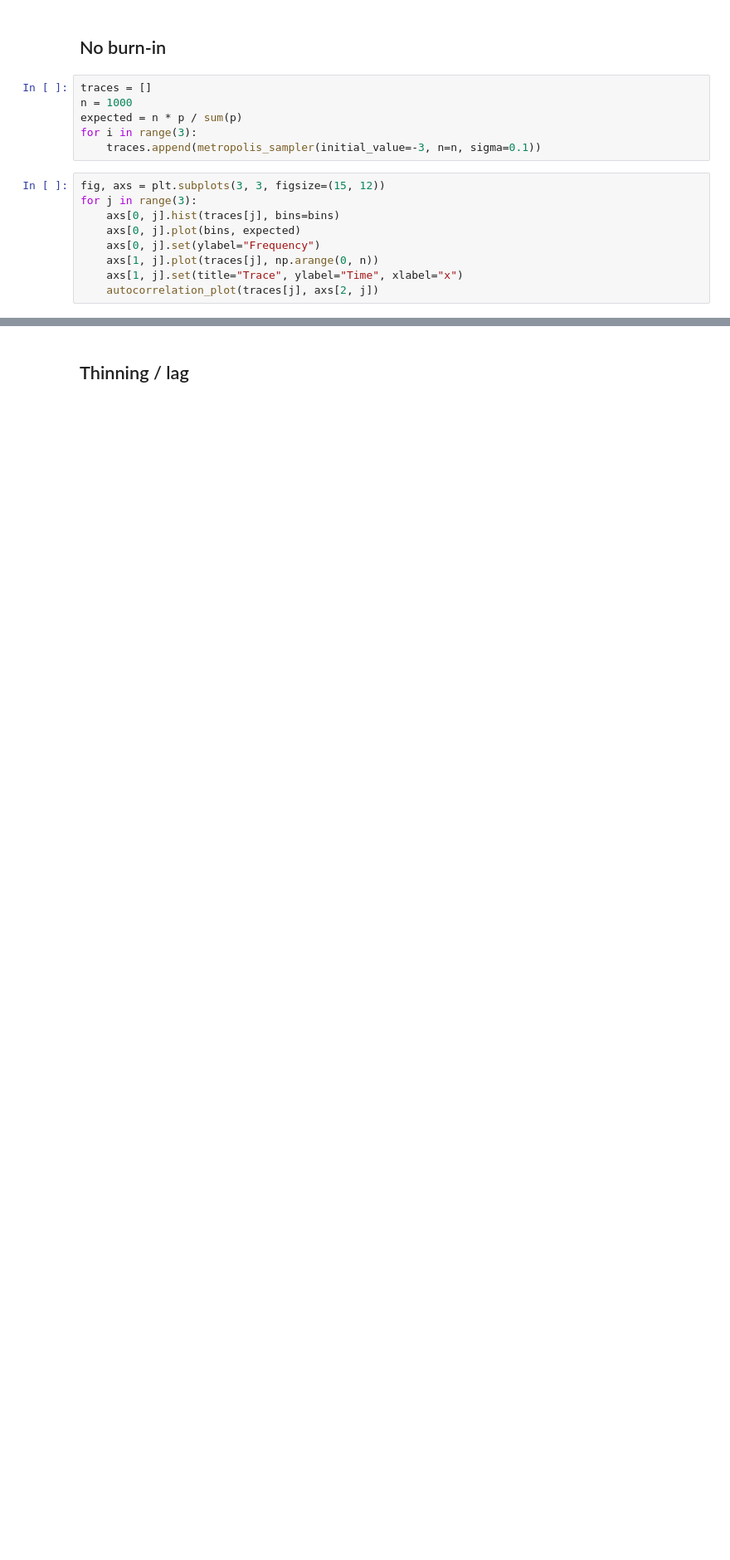
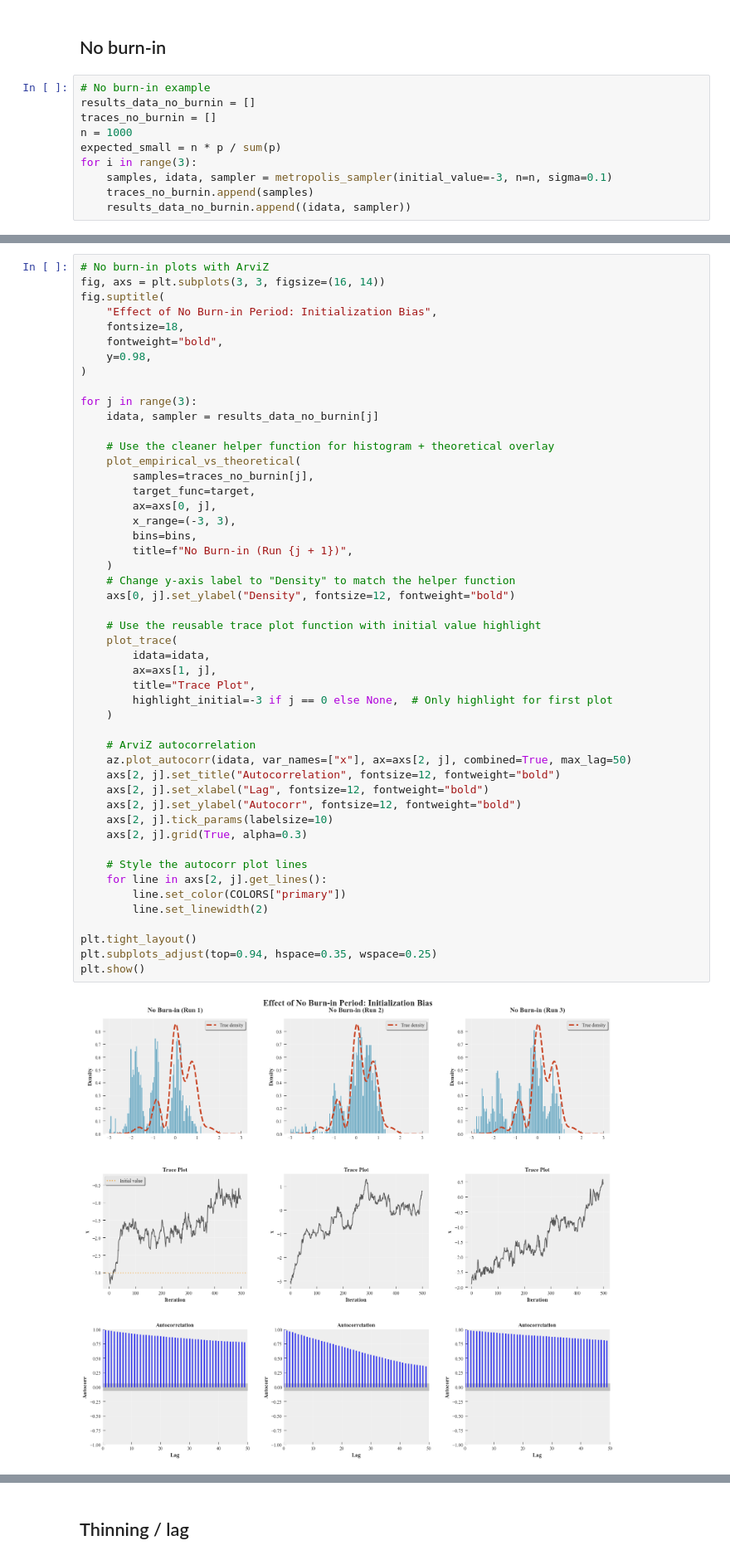
Before and after one commit to carsten-j/mc-lab, a Jupyter notebook: notebooks/metropolis-hastings.ipynb, the cells around one changed output, grey strips where cells are left out. Shown at 83% size. Cells and saved outputs as stored; diff of their text form; blank space fills up the shorter version.

```diff
--- a/notebooks/metropolis-hastings.ipynb
+++ b/notebooks/metropolis-hastings.ipynb
@@ -75,17 +308,12 @@ for j in range(3):
 # %% [markdown]
 ## No burn-in
 # %%
-traces = []
+# No burn-in example
+results_data_no_burnin = []
+traces_no_burnin = []
 n = 1000
-expected = n * p / sum(p)
+expected_small = n * p / sum(p)
 for i in range(3):
-    traces.append(metropolis_sampler(initial_value=-3, n=n, sigma=0.1))
+    samples, idata, sampler = metropolis_sampler(initial_value=-3, n=n, sigma=0.1)
+    traces_no_burnin.append(samples)
+    results_data_no_burnin.append((idata, sampler))
-# %%
-fig, axs = plt.subplots(3, 3, figsize=(15, 12))
-for j in range(3):
-    axs[0, j].hist(traces[j], bins=bins)
-    axs[0, j].plot(bins, expected)
-    axs[0, j].set(ylabel="Frequency")
-    axs[1, j].plot(traces[j], np.arange(0, n))
-    axs[1, j].set(title="Trace", ylabel="Time", xlabel="x")
-    autocorrelation_plot(traces[j], axs[2, j])
@@ -94 +320,52 @@ for j in range(3):
+# %%
+# No burn-in plots with ArviZ
+fig, axs = plt.subplots(3, 3, figsize=(16, 14))
+fig.suptitle(
+    "Effect of No Burn-in Period: Initialization Bias",
+    fontsize=18,
+    fontweight="bold",
+    y=0.98,
+)
+
+for j in range(3):
+    idata, sampler = results_data_no_burnin[j]
+
+    # Use the cleaner helper function for histogram + theoretical overlay
+    plot_empirical_vs_theoretical(
+        samples=traces_no_burnin[j],
+        target_func=target,
+        ax=axs[0, j],
+        x_range=(-3, 3),
+        bins=bins,
+        title=f"No Burn-in (Run {j + 1})",
+    )
+    # Change y-axis label to "Density" to match the helper function
+    axs[0, j].set_ylabel("Density", fontsize=12, fontweight="bold")
+
+    # Use the reusable trace plot function with initial value highlight
+    plot_trace(
+        idata=idata,
+        ax=axs[1, j],
+        title="Trace Plot",
+        highlight_initial=-3 if j == 0 else None,  # Only highlight for first plot
+    )
+
+    # ArviZ autocorrelation
+    az.plot_autocorr(idata, var_names=["x"], ax=axs[2, j], combined=True, max_lag=50)
+    axs[2, j].set_title("Autocorrelation", fontsize=12, fontweight="bold")
+    axs[2, j].set_xlabel("Lag", fontsize=12, fontweight="bold")
+    axs[2, j].set_ylabel("Autocorr", fontsize=12, fontweight="bold")
+    axs[2, j].tick_params(labelsize=10)
+    axs[2, j].grid(True, alpha=0.3)
+
+    # Style the autocorr plot lines
+    for line in axs[2, j].get_lines():
+        line.set_color(COLORS["primary"])
+        line.set_linewidth(2)
+
+plt.tight_layout()
+plt.subplots_adjust(top=0.94, hspace=0.35, wspace=0.25)
+plt.show()
+# %% [output]
+[figure, added]
 # %% [markdown]
```
Also changed, not shown: parts of 21 cells of this notebook, 2 other files.
